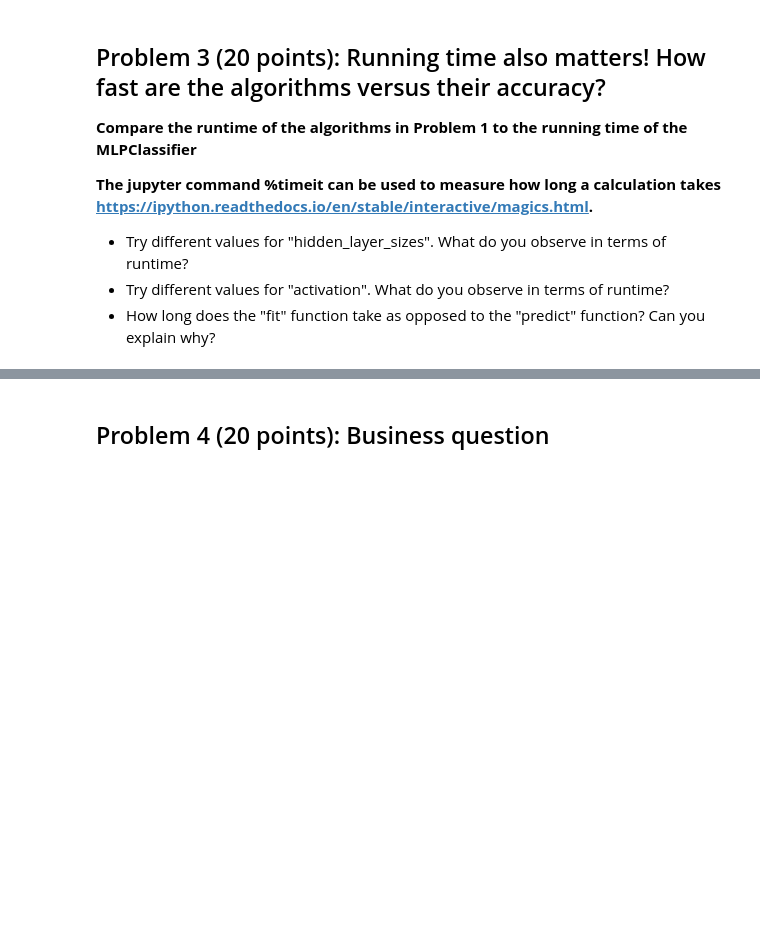
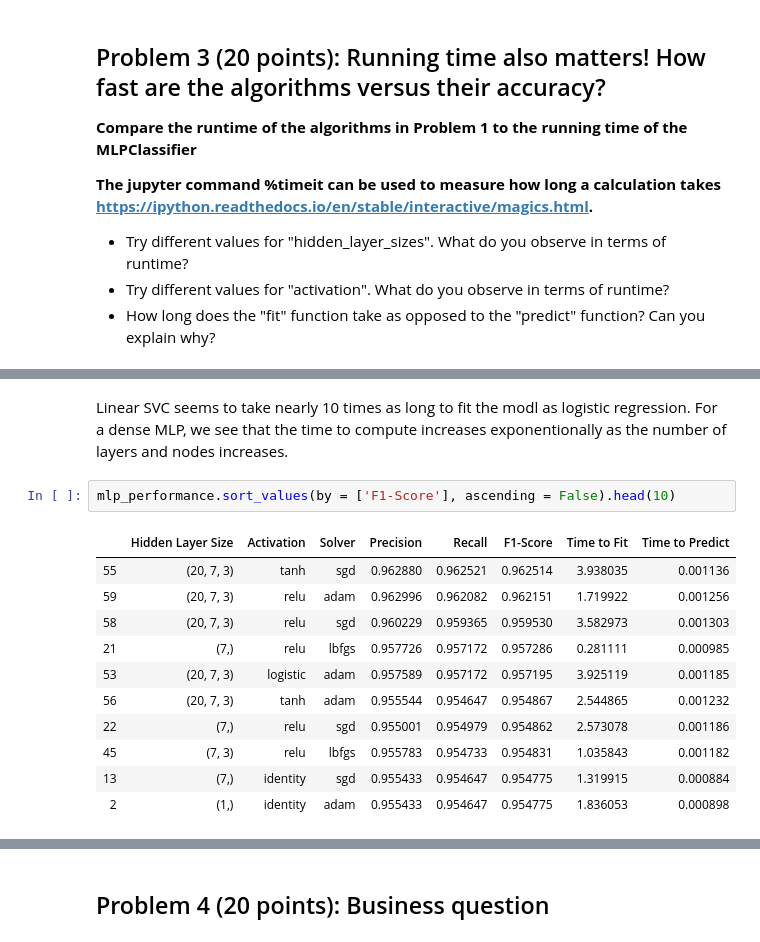
Before and after one commit to hornaidan/DS3010, a Jupyter notebook: Project2.ipynb, the cells around one changed output, grey strips where cells are left out. Cells and saved outputs as stored; diff of their text form; blank space fills up the shorter version.

```diff
--- a/Project2.ipynb
+++ b/Project2.ipynb
@@ -279,0 +512,16 @@ Examining the data, it is difficult to conjecture why the datapoint were misscla
+# %% [markdown]
+Linear SVC seems to take nearly 10 times as long to fit the modl as logistic regression. For a dense MLP, we see that the time to compute increases exponentionally as the number of layers and nodes increases.
+# %%
+mlp_performance.sort_values(by = ['F1-Score'], ascending = False).head(10)
+# %% [output]
+|  | Hidden Layer Size | Activation | Solver | Precision | Recall | F1-Score | Time to Fit | Time to Predict |
+| 55 | (20, 7, 3) | tanh | sgd | 0.962880 | 0.962521 | 0.962514 | 3.938035 | 0.001136 |
+| 59 | (20, 7, 3) | relu | adam | 0.962996 | 0.962082 | 0.962151 | 1.719922 | 0.001256 |
+| 58 | (20, 7, 3) | relu | sgd | 0.960229 | 0.959365 | 0.959530 | 3.582973 | 0.001303 |
+| 21 | (7,) | relu | lbfgs | 0.957726 | 0.957172 | 0.957286 | 0.281111 | 0.000985 |
+| 53 | (20, 7, 3) | logistic | adam | 0.957589 | 0.957172 | 0.957195 | 3.925119 | 0.001185 |
+| 56 | (20, 7, 3) | tanh | adam | 0.955544 | 0.954647 | 0.954867 | 2.544865 | 0.001232 |
+| 22 | (7,) | relu | sgd | 0.955001 | 0.954979 | 0.954862 | 2.573078 | 0.001186 |
+| 45 | (7, 3) | relu | lbfgs | 0.955783 | 0.954733 | 0.954831 | 1.035843 | 0.001182 |
+| 13 | (7,) | identity | sgd | 0.955433 | 0.954647 | 0.954775 | 1.319915 | 0.000884 |
+| 2 | (1,) | identity | adam | 0.955433 | 0.954647 | 0.954775 | 1.836053 | 0.000898 |
```
Also changed, not shown: parts of 15 cells of this notebook.
